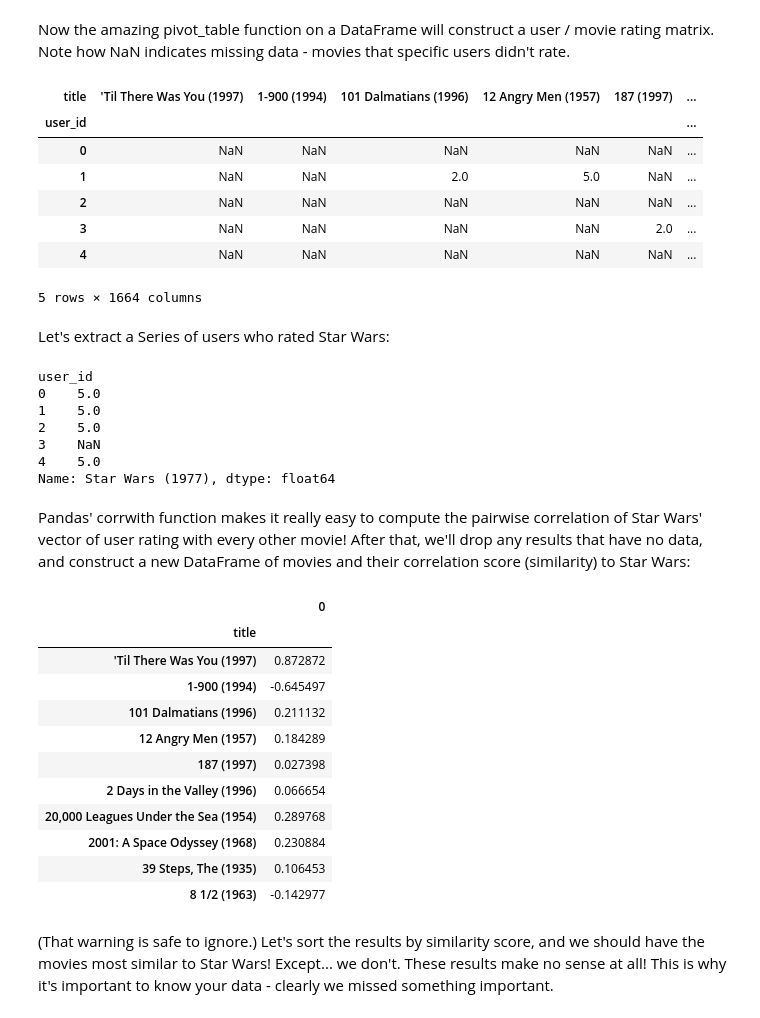
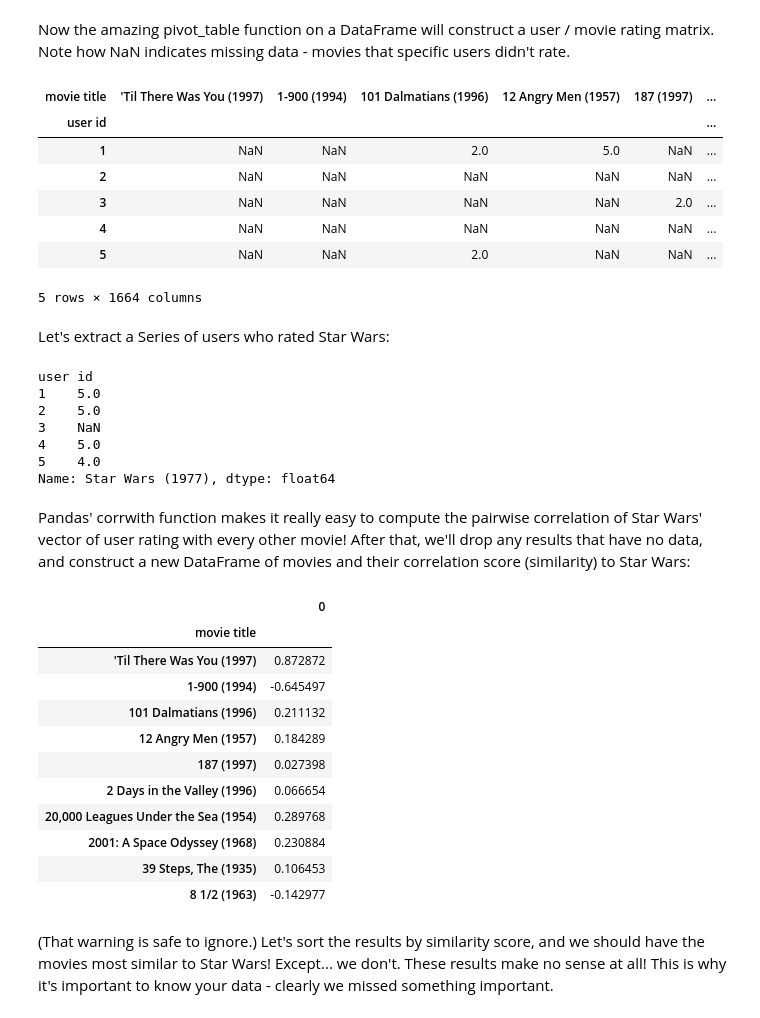
Before and after one commit to ziababar/recommender, a Jupyter notebook: RecSys - CF Item-Based.ipynb, the cells around one changed output. Saved outputs shown, nothing was run; the diff lists cells and outputs as text; code cells hidden in the pictures.

```diff
--- a/RecSys - CF Item-Based.ipynb
+++ b/RecSys - CF Item-Based.ipynb
@@ -23,7 +32,7 @@ import sklearn
 # %%
 # User activity data
 data_cols = ['user id','movie id','rating','timestamp']
-df_u_data = pd.read_csv('/home/nbuser/library/dataset/u.data', header=None, sep='\t', names=data_cols, encoding='latin-1')
+df_u_data = pd.read_csv('/home/nbuser/library/dataset/u.data', header=None, sep='\t', names=data_cols, usecols=range(3), encoding='latin-1')
 df_u_data = df_u_data.sort_values('user id', ascending=1)
 df_u_data.columns
 df_u_data.head(5)
@@ -37,7 +46,7 @@ df_u_data.head(5)
 # %%
 # List of movie items
 item_cols = ['movie id','movie title','release date', 'video release date','IMDb URL','unknown','Action', 'Adventure','Animation','Childrens','Comedy','Crime', 'Documentary','Drama','Fantasy','Film-Noir','Horror', 'Musical','Mystery','Romance ','Sci-Fi','Thriller', 'War' ,'Western']
-df_u_item = pd.read_csv('/home/nbuser/library/dataset/u.item', header=None, sep='|', names=item_cols, encoding='latin-1')
+df_u_item = pd.read_csv('/home/nbuser/library/dataset/u.item', header=None, sep='|', names=item_cols, usecols=range(2), encoding='latin-1')
 df_u_item = df_u_item.sort_values('movie id', ascending=1)
 df_u_item.columns
 df_u_item.head(5)
@@ -111,16 +72,16 @@ ratings.head()
 # %% [markdown]
 Now the amazing pivot_table function on a DataFrame will construct a user / movie rating matrix. Note how NaN indicates missing data - movies that specific users didn't rate.
 # %%
-movieRatings = ratings.pivot_table(index=['user_id'],columns=['title'],values='rating')
+movieRatings = ratings.pivot_table(index=['user id'], columns=['movie title'], values='rating')
 movieRatings.head()
 # %% [output]
-| title | 'Til There Was You (1997) | 1-900 (1994) | 101 Dalmatians (1996) | 12 Angry Men (1957) | 187 (1997) | ... |
-| user_id |  |  |  |  |  | ... |
-| 0 | NaN | NaN | NaN | NaN | NaN | ... |
+| movie title | 'Til There Was You (1997) | 1-900 (1994) | 101 Dalmatians (1996) | 12 Angry Men (1957) | 187 (1997) | ... |
+| user id |  |  |  |  |  | ... |
 | 1 | NaN | NaN | 2.0 | 5.0 | NaN | ... |
 | 2 | NaN | NaN | NaN | NaN | NaN | ... |
 | 3 | NaN | NaN | NaN | NaN | 2.0 | ... |
 | 4 | NaN | NaN | NaN | NaN | NaN | ... |
+| 5 | NaN | NaN | 2.0 | NaN | NaN | ... |
 5 rows × 1664 columns
 # %% [markdown]
 Let's extract a Series of users who rated Star Wars:
@@ -128,12 +89,12 @@ Let's extract a Series of users who rated Star Wars:
 starWarsRatings = movieRatings['Star Wars (1977)']
 starWarsRatings.head()
 # %% [output]
-user_id
-0    5.0
+user id
 1    5.0
 2    5.0
 3    NaN
 4    5.0
+5    4.0
 Name: Star Wars (1977), dtype: float64
 # %% [markdown]
 Pandas' corrwith function makes it really easy to compute the pairwise correlation of Star Wars' vector of user rating with every other movie! After that, we'll drop any results that have no data, and construct a new DataFrame of movies and their correlation score (similarity) to Star Wars:
@@ -144,7 +105,7 @@ df = pd.DataFrame(similarMovies)
 df.head(10)
 # %% [output]
 |  | 0 |
-| title |  |
+| movie title |  |
 | 'Til There Was You (1997) | 0.872872 |
 | 1-900 (1994) | -0.645497 |
 | 101 Dalmatians (1996) | 0.211132 |
```
Also changed, not shown: parts of 15 cells of this notebook, 2 other files.
